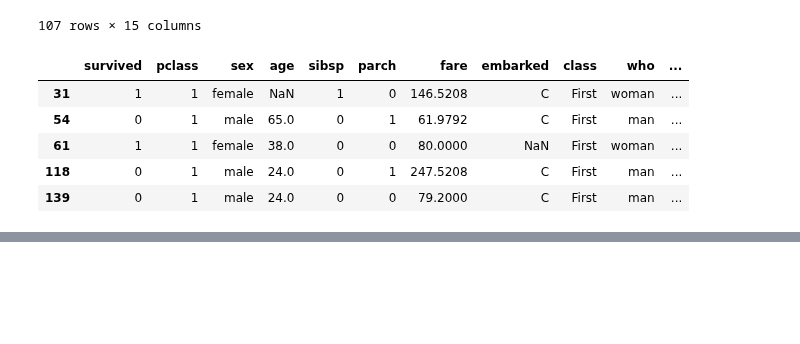
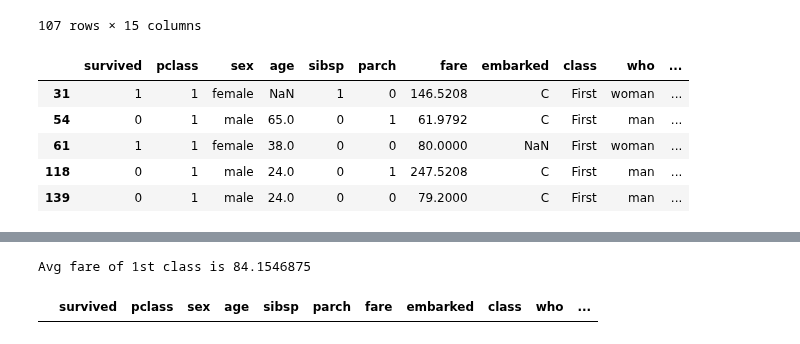
Before and after one commit to Vaishnavi-Gajinkar/Codingwise, a Jupyter notebook: projectsNcasestudies/titanicCS.ipynb, the cells around one changed output, grey strips where cells are left out. Cells and saved outputs as stored; diff of their text form; code cells hidden in the pictures; blank space fills up the shorter version.

```diff
--- a/projectsNcasestudies/titanicCS.ipynb
+++ b/projectsNcasestudies/titanicCS.ipynb
@@ -498,0 +502,8 @@ median fare 8.05
+# %%
+# Q15: Display all female passengers from first class whose fare was above the average fare of first-class passengers and who embarked at Cherbourg (C).
+avg_fare = df.groupby('class')['fare'].mean()['First']
+print(f'Avg fare of 1st class is {avg_fare}')
+df[(df['sex']=='female') & (df['class']=='first') & (df['fare']>avg_fare) & (df['embark_town']=='Cherbourg')]
+# %% [output]
+Avg fare of 1st class is 84.1546875
+|  | survived | pclass | sex | age | sibsp | parch | fare | embarked | class | who | ... |
```
Also changed, not shown: parts of 4 cells of this notebook.
